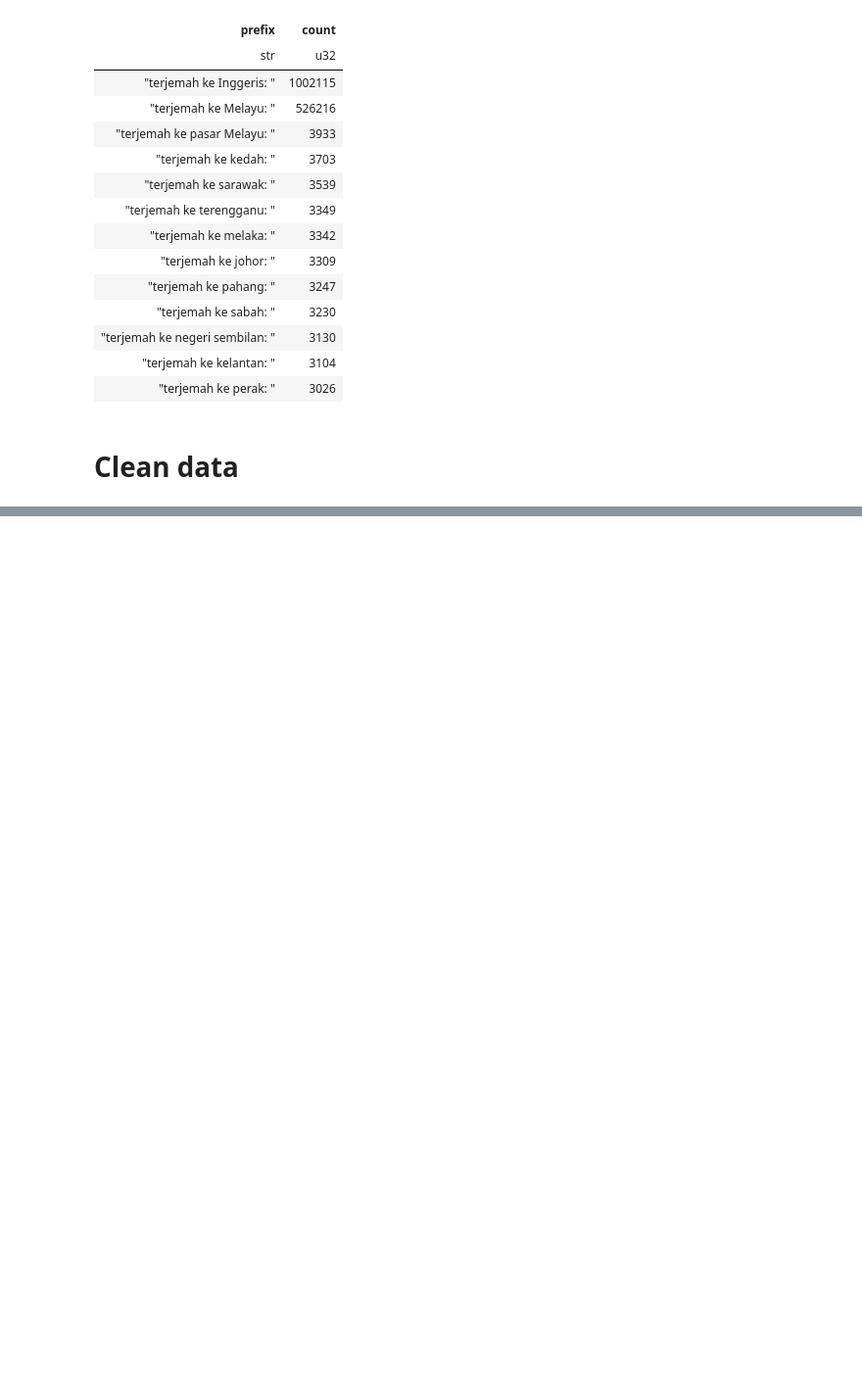
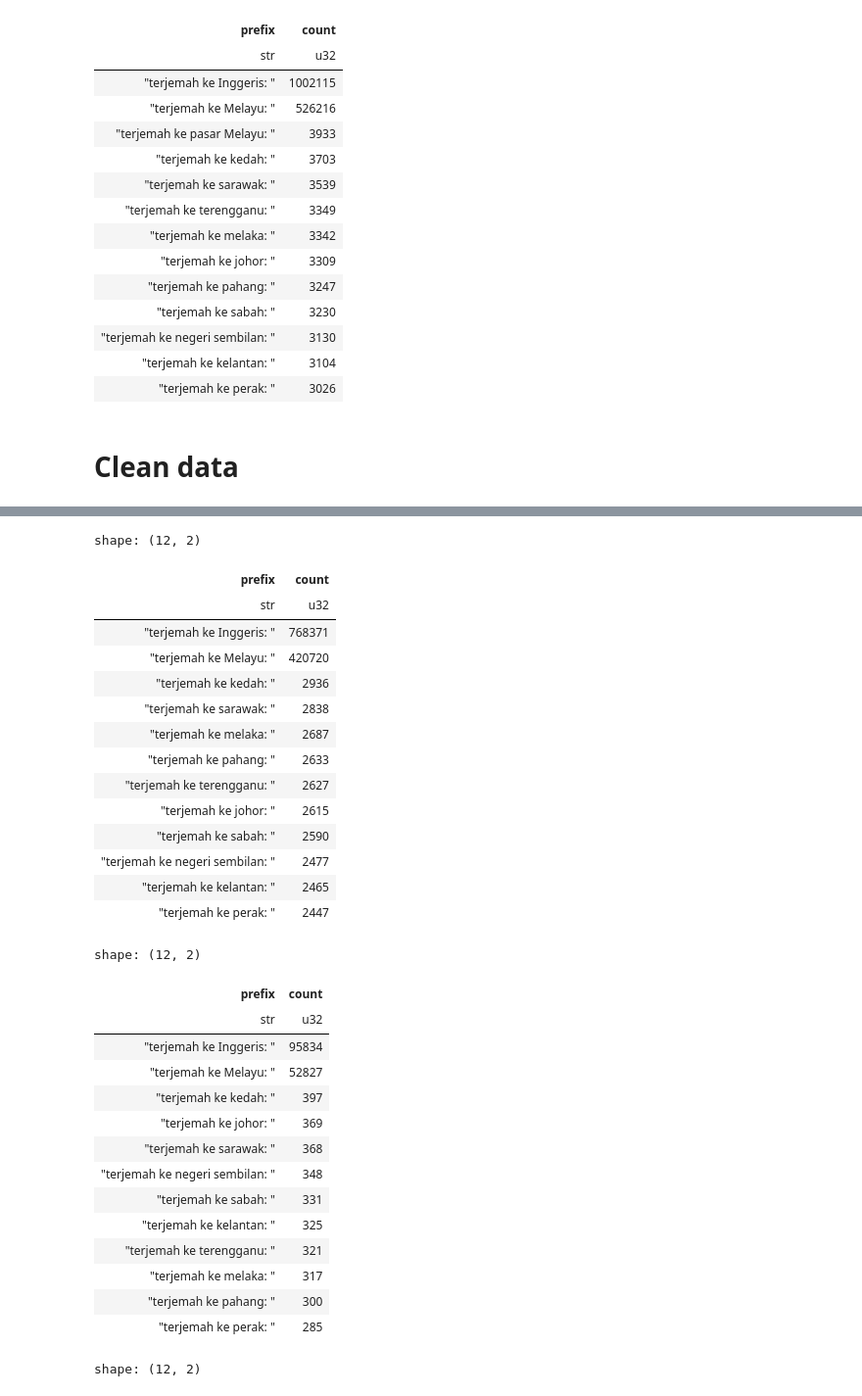
Before and after one commit to Englios/nano-t5-malaysian-dialect-MT, a Jupyter notebook: notebooks/preprocess.ipynb, the cells around one changed output, grey strips where cells are left out. Shown at 98% size. Saved outputs shown, nothing was run; the diff lists cells and outputs as text; code cells hidden in the pictures; blank space fills up the shorter version.

```diff
--- a/notebooks/preprocess.ipynb
+++ b/notebooks/preprocess.ipynb
@@ -634,0 +647,22 @@ shape: (20, 2)
+# %%
+unique_keys = final_combined_lf_semantic_key.select("semantic_key").unique().collect()
+print(len(unique_keys))
+
+shuffled_keys = unique_keys.select(pl.col("semantic_key").shuffle())
+
+n = len(shuffled_keys)
+train_idx = int(n * 0.8)
+val_idx = int(n * 0.9)
+
+train_keys = shuffled_keys[:train_idx].lazy()
+val_keys = shuffled_keys[train_idx:val_idx].lazy()
+test_keys = shuffled_keys[val_idx:].lazy()
+
+
+train_lf = unique_keys = final_combined_lf_semantic_key.join(train_keys, on="semantic_key", how="inner").drop("semantic_key")
+val_lf = final_combined_lf_semantic_key.join(val_keys, on="semantic_key", how="inner").drop("semantic_key")
+test_lf = final_combined_lf_semantic_key.join(test_keys, on="semantic_key", how="inner").drop("semantic_key")
+
+train_lf.show()
+val_lf.show()
+test_lf.show()
@@ -634,0 +695,41 @@ shape: (20, 2)
+# %%
+def check_prefix_distribution(lf:pl.LazyFrame) -> pl.LazyFrame:
+    return lf.group_by("prefix").agg(
+        pl.col("prefix").count().alias("count")
+    ).sort("count", descending=True)
+
+check_prefix_distribution(train_lf).show(20)
+check_prefix_distribution(val_lf).show(20)
+check_prefix_distribution(test_lf).show(20)
+# %% [output]
+shape: (12, 2)
+| prefix | count |
+| str | u32 |
+| "terjemah ke Inggeris: " | 768371 |
+| "terjemah ke Melayu: " | 420720 |
+| "terjemah ke kedah: " | 2936 |
+| "terjemah ke sarawak: " | 2838 |
+| "terjemah ke melaka: " | 2687 |
+| "terjemah ke pahang: " | 2633 |
+| "terjemah ke terengganu: " | 2627 |
+| "terjemah ke johor: " | 2615 |
+| "terjemah ke sabah: " | 2590 |
+| "terjemah ke negeri sembilan: " | 2477 |
+| "terjemah ke kelantan: " | 2465 |
+| "terjemah ke perak: " | 2447 |
+shape: (12, 2)
+| prefix | count |
+| str | u32 |
+| "terjemah ke Inggeris: " | 95834 |
+| "terjemah ke Melayu: " | 52827 |
+| "terjemah ke kedah: " | 397 |
+| "terjemah ke johor: " | 369 |
+| "terjemah ke sarawak: " | 368 |
+| "terjemah ke negeri sembilan: " | 348 |
+| "terjemah ke sabah: " | 331 |
+| "terjemah ke kelantan: " | 325 |
+| "terjemah ke terengganu: " | 321 |
+| "terjemah ke melaka: " | 317 |
+| "terjemah ke pahang: " | 300 |
+| "terjemah ke perak: " | 285 |
+shape: (12, 2)
```
Also changed, not shown: parts of 5 cells of this notebook.
